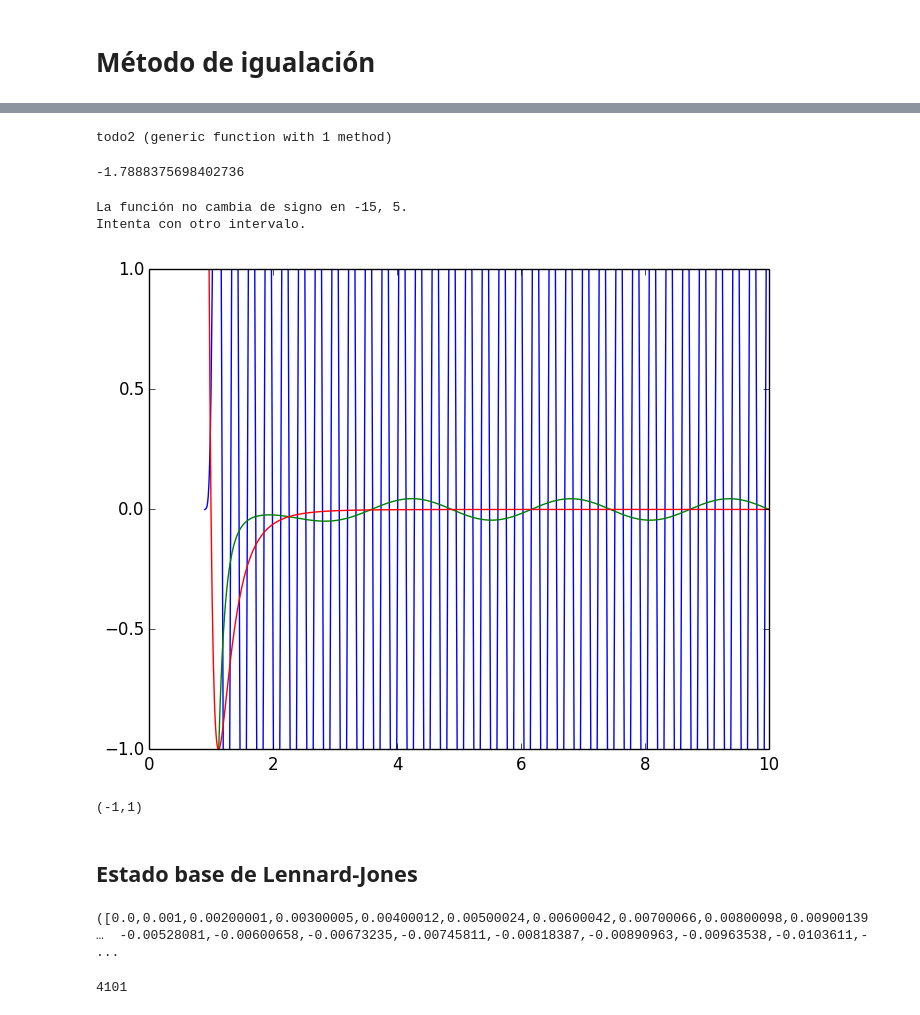
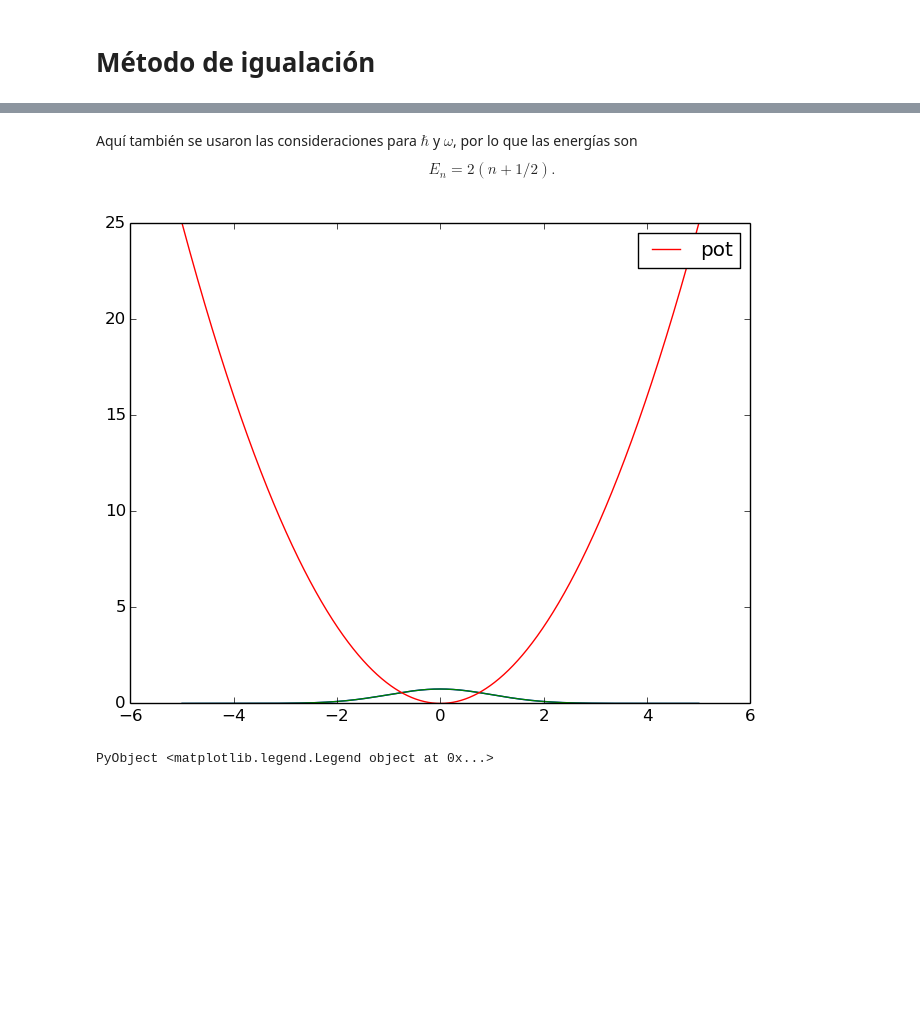
Before and after one commit to davidamaro/finalcompu, a Jupyter notebook: trabajo.ipynb, the cells around one changed output, grey strips where cells are left out. Saved outputs shown, nothing was run; the diff lists cells and outputs as text; code cells hidden in the pictures; blank space fills up the shorter version.

Commit message:
se quit   todo lo de lj. Agregado osc. arm.

```diff
--- a/trabajo.ipynb
+++ b/trabajo.ipynb
@@ -350,6 +352,3 @@ energía.
 
 Para potenciales no simétricos hay que hacer una rutina que empata a
 $\psi_l$ y a $\psi_r$ cerca del mínimo del potencia.
-# %%
-N = 100
-x = zeros(N);
@@ -392,14 +354,0 @@ Intenta con otro intervalo.
-# %%
-#Probamos
-lj(x) = 4(1/x^12-1/x^6)
-N = 1000
-dx =1/N
-x = linspace(0.9,5,N)
-E = -1.9296619399299941
-ψ_L = numerov_L(N, E, lj, 0.9, 10)
-ψ_R = numerov_R(N, E, lj, 0.9, 10)
-plot(x, ψ_L)
-plot(x, ψ_R)
-u = [lj(u) for u in x]
-plot(x, u)
-ylim(-1,10)
@@ -442,45 +355,21 @@ todo (generic function with 1 method)
-# %%
-function todo2(N, E, V, x_i, x_f)
-    a = numerov_L(N, E, V, x_i, x_f)
-    b = numerov_R(N, E, V, x_i, x_f)
-    derdes(a,b)
-end
-# %% [output]
-todo2 (generic function with 1 method)
-# %%
-todo2(1000,0.,lj,.9,5)
-# %% [output]
--1.7888375698402736
-# %%
-lj(x) = 4(1/x^12-1/x^6)
-N = 1000
-dx =1/N
-x = linspace(0.9,10,N)
-E = bisec(-15,5,1,x->todo2(N,x,lj,0.9,10))
-# %% [output]
-La función no cambia de signo en -15, 5.
-Intenta con otro intervalo.
+# %% [markdown]
+Aquí también se usaron las consideraciones para $\hbar$ y $\omega$, por lo que las energías son
+$$
+E_n = 2(n+1/2).
+$$
 # %%
-
-E = 500
-ψ_L = numerov_L(N, E, lj, 0.5, 10)
-ψ_R = numerov_R(N, E, lj, 0.5, 10)
-x = linspace(0.9,10,N)
-plot(x, ψ_L)
-plot(x, ψ_R)
-u = [lj(u) for u in x]
-plot(x, u)
-ylim(-1,1)
+E = 1
+ψ_L = numerov_L(N, E, V_o, x_i, x_f)
+ψ_R = numerov_R(N, E, V_o, x_i, x_f)
+x = linspace(x_i, x_f,N)
+psi_l = normaliza(ψ_L, N, x_i, x_f)
+psi_r = normaliza(ψ_R, N, x_i, x_f)
+x = linspace(x_i, x_f,N)
+plot(x, psi_l)
+plot(x, psi_r)
+u = [V_o(u) for u in x]
+plot(x, u,label="pot")
+legend()
 # %% [output]
-[figure, old version]
+[figure, new version]
-(-1,1)
+PyObject <matplotlib.legend.Legend object at 0x...>
-# %% [markdown]
-## Estado base de Lennard-Jones
-# %%
-a,b=funcs(.259,u)
-# %% [output]
-([0.0,0.001,0.00200001,0.00300005,0.00400012,0.00500024,0.00600042,0.00700066,0.00800098,0.00900139  …  -0.00528081,-0.00600658,-0.00673235,-0.00745811,-0.00818387,-0.00890963,-0.00963538,-0.0103611,- ...
-# %%
-length(u)
-# %% [output]
-4101
```
Also changed, not shown: parts of 35 cells of this notebook.
